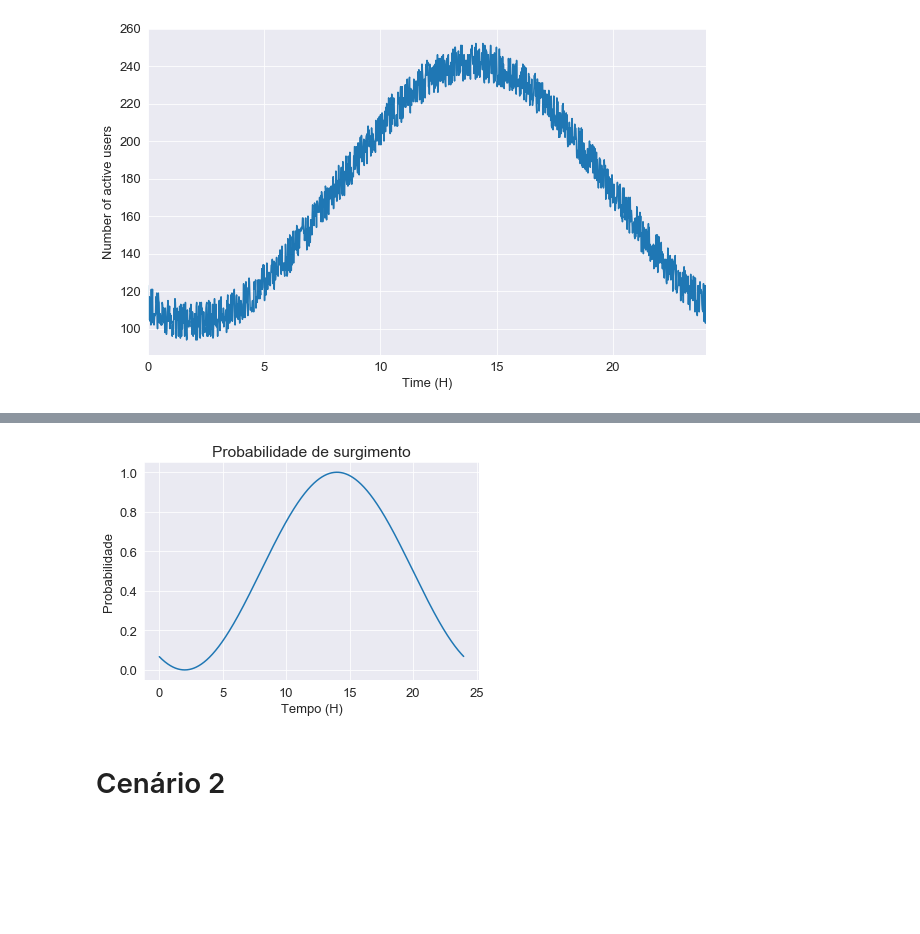
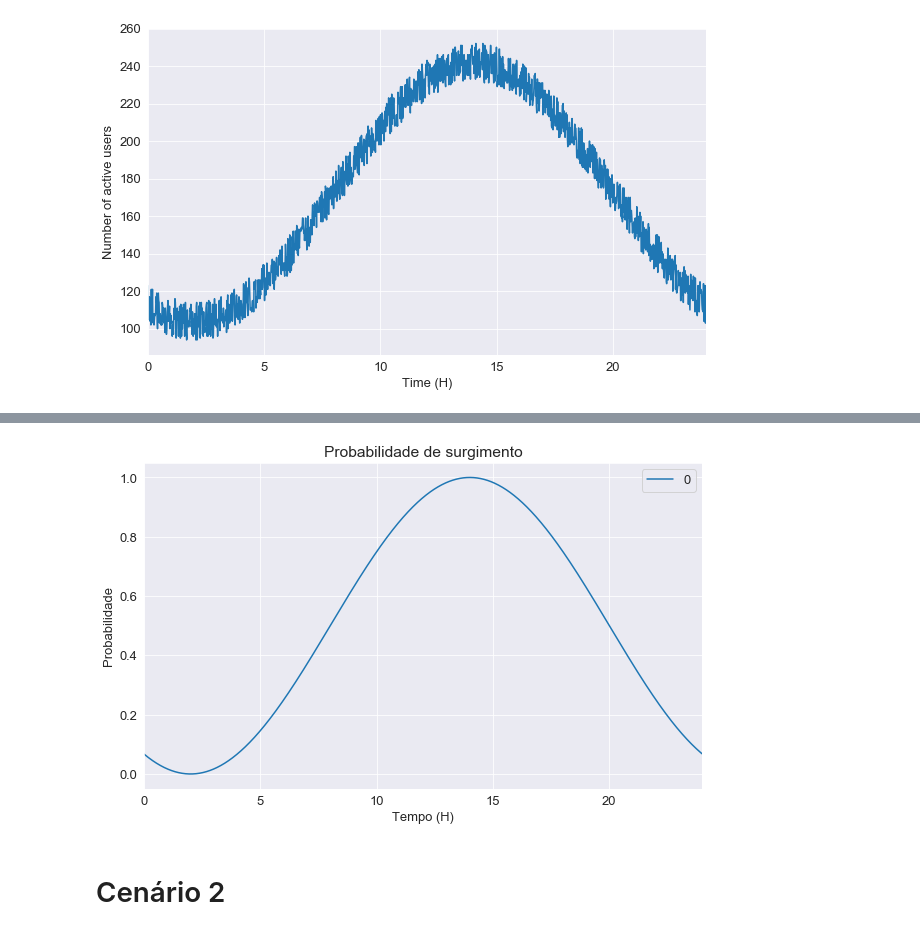
Before and after one commit to Yurisalesr/IC, a Jupyter notebook: Teste-trafego.ipynb, the cells around one changed output, grey strips where cells are left out. Saved outputs shown, nothing was run; the diff lists cells and outputs as text; code cells hidden in the pictures; blank space fills up the shorter version.

```diff
--- a/Teste-trafego.ipynb
+++ b/Teste-trafego.ipynb
@@ -143,13 +144,16 @@ plt.show()
 # %%
 t = np.arange(24*60)
-plt.plot(t/60,(1+np.sin(2*np.pi*(960+t)/1440))/2)
+dt = pd.DataFrame(data =(1+np.sin(2*np.pi*(960+t)/1440))/2,index = np.linspace(0,24,len(t)))
+dt.plot(figsize=(10,6))
+#plt.plot(t/60,(1+np.sin(2*np.pi*(960+t)/1440))/2)
 plt.xlabel('Tempo (H)')
 plt.ylabel('Probabilidade')
 plt.title('Probabilidade de surgimento')
+plt.legend=(['aaa'])
 #plt.savefig('Prob.png')
 plt.show()
 # %% [output]
-[figure, old version]
+[figure, new version]
 # %% [markdown]
 # Cenário 2
 # %%
```
Also changed, not shown: parts of 20 cells of this notebook.
